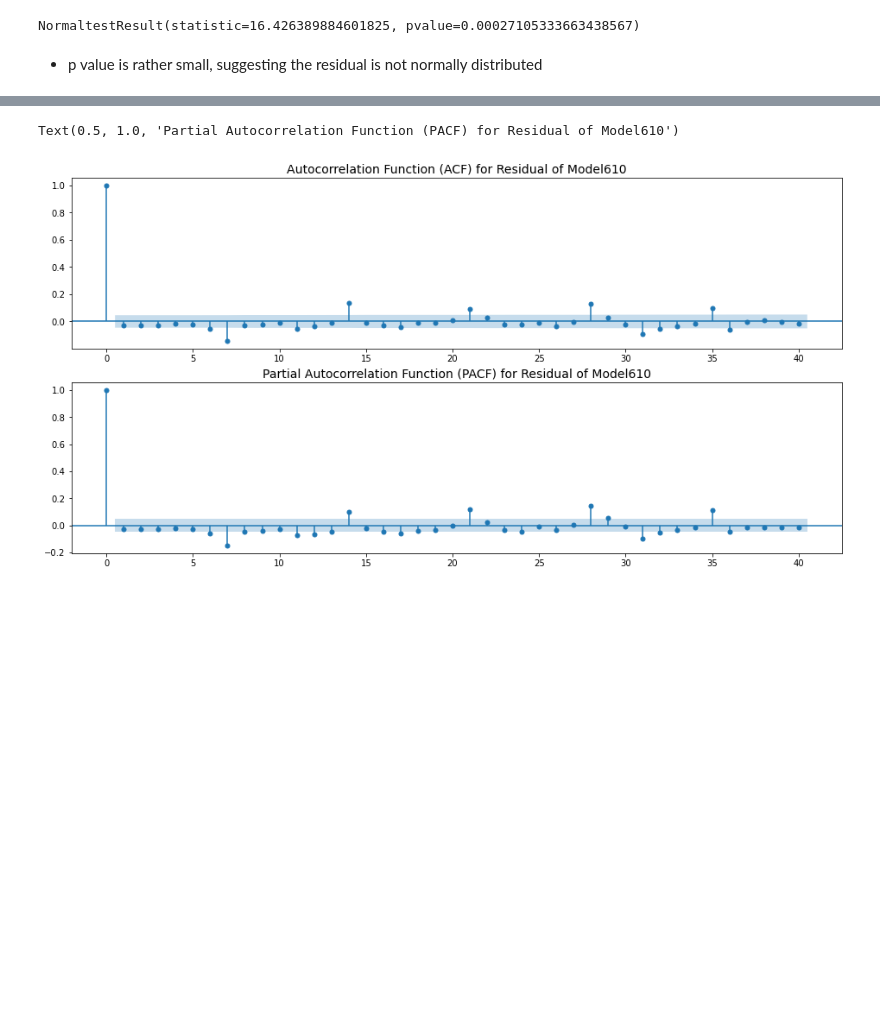
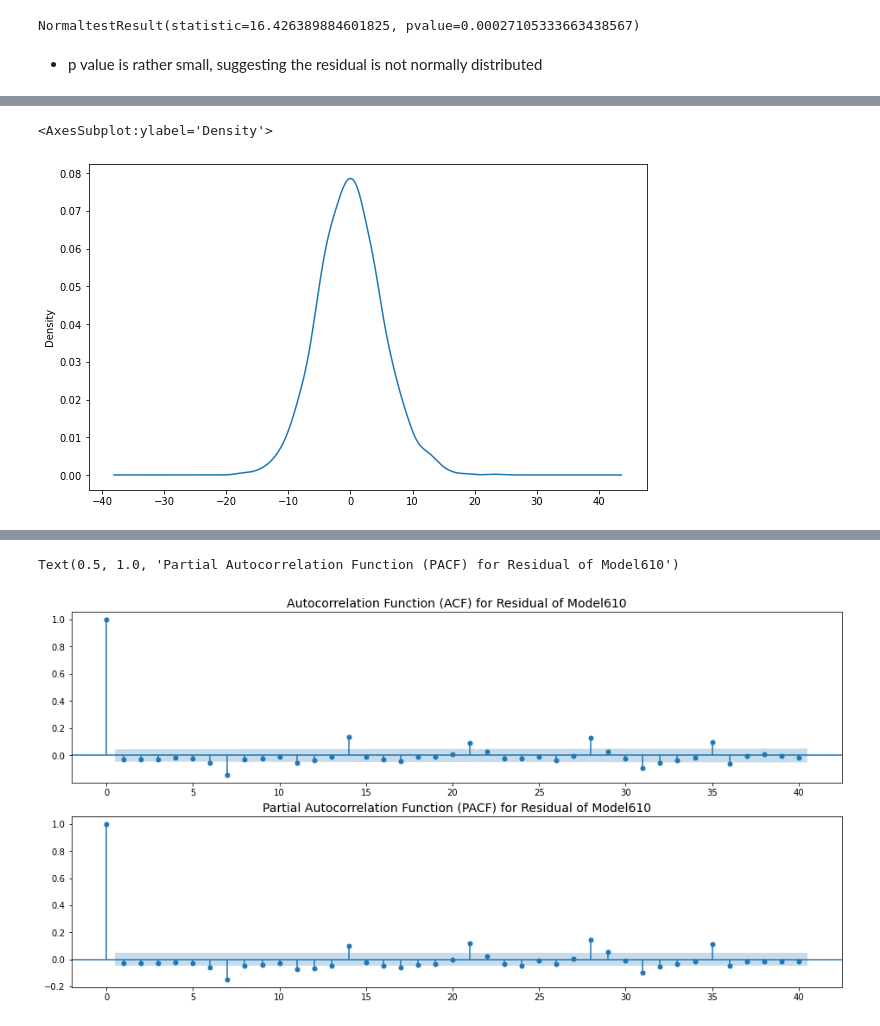
Before and after one commit to KaiFormosa/Sales_Demand_Forecast, a Jupyter notebook: Sales_Demand_Forecast.ipynb, the cells around one changed output, grey strips where cells are left out. Cells and saved outputs as stored; diff of their text form; code cells hidden in the pictures; blank space fills up the shorter version.

```diff
--- a/Sales_Demand_Forecast.ipynb
+++ b/Sales_Demand_Forecast.ipynb
@@ -308,0 +300,6 @@ Text(0.5, 1.0, 'Residual Distribution')
+# %%
+plt.figure(figsize=(10,6))
+resid.plot(kind='kde')
+# %% [output]
+<AxesSubplot:ylabel='Density'>
+[figure, added]
```
Also changed, not shown: parts of 35 cells of this notebook, 1 other file.
